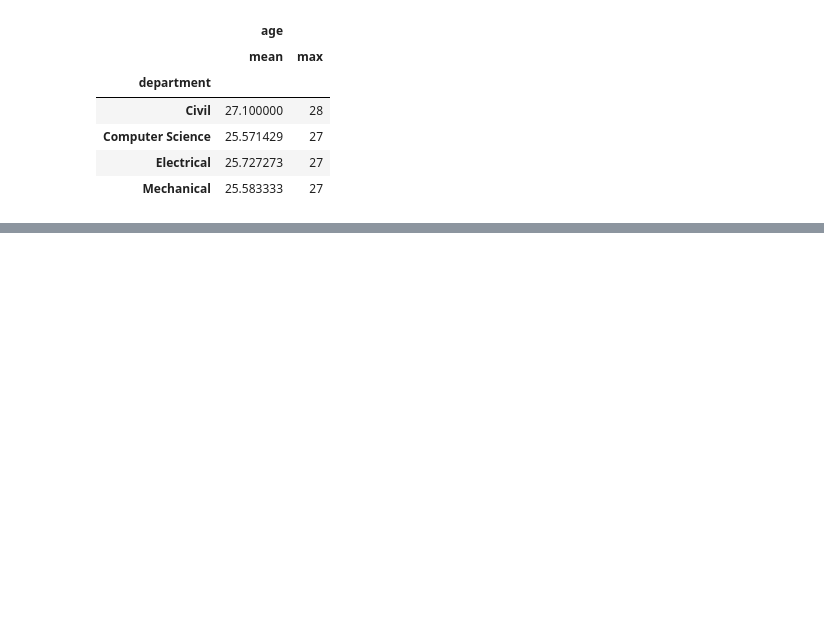
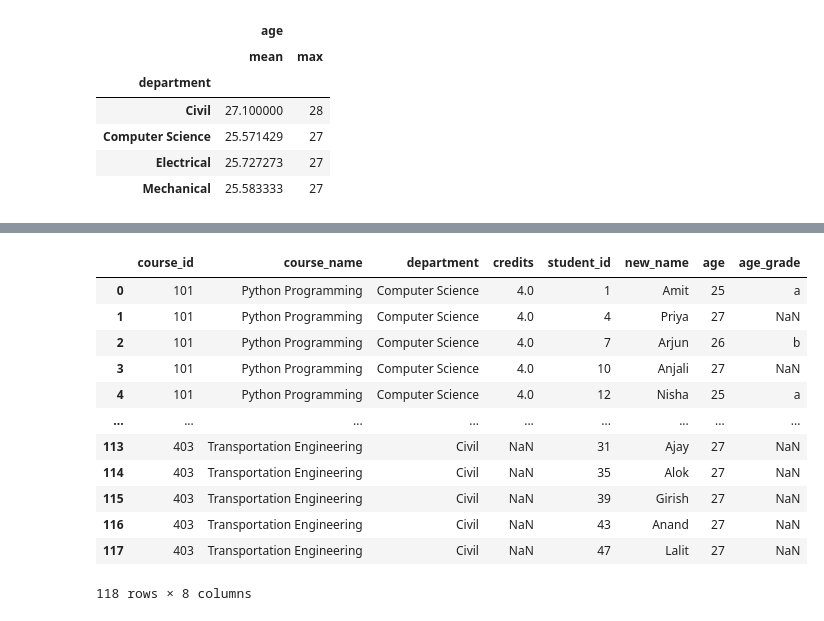
Before and after one commit to layappa/pandas-for-data-analysis, a Jupyter notebook: complete_pandas_operations.ipynb, the cells around one changed output, grey strips where cells are left out. Cells and saved outputs as stored; diff of their text form; code cells hidden in the pictures; blank space fills up the shorter version.

Commit message:
added joins, merge , and concat

```diff
--- a/complete_pandas_operations.ipynb
+++ b/complete_pandas_operations.ipynb
@@ -402,0 +423,16 @@ student_data.groupby('department').agg({'age':["mean","max"]})
+# %%
+pd.merge(courses_data,student_data,on='department',how='inner')
+# %% [output]
+|  | course_id | course_name | department | credits | student_id | new_name | age | age_grade |
+| 0 | 101 | Python Programming | Computer Science | 4.0 | 1 | Amit | 25 | a |
+| 1 | 101 | Python Programming | Computer Science | 4.0 | 4 | Priya | 27 | NaN |
+| 2 | 101 | Python Programming | Computer Science | 4.0 | 7 | Arjun | 26 | b |
+| 3 | 101 | Python Programming | Computer Science | 4.0 | 10 | Anjali | 27 | NaN |
+| 4 | 101 | Python Programming | Computer Science | 4.0 | 12 | Nisha | 25 | a |
+| ... | ... | ... | ... | ... | ... | ... | ... | ... |
+| 113 | 403 | Transportation Engineering | Civil | NaN | 31 | Ajay | 27 | NaN |
+| 114 | 403 | Transportation Engineering | Civil | NaN | 35 | Alok | 27 | NaN |
+| 115 | 403 | Transportation Engineering | Civil | NaN | 39 | Girish | 27 | NaN |
+| 116 | 403 | Transportation Engineering | Civil | NaN | 43 | Anand | 27 | NaN |
+| 117 | 403 | Transportation Engineering | Civil | NaN | 47 | Lalit | 27 | NaN |
+118 rows × 8 columns
```
Also changed, not shown: parts of 9 cells of this notebook.
